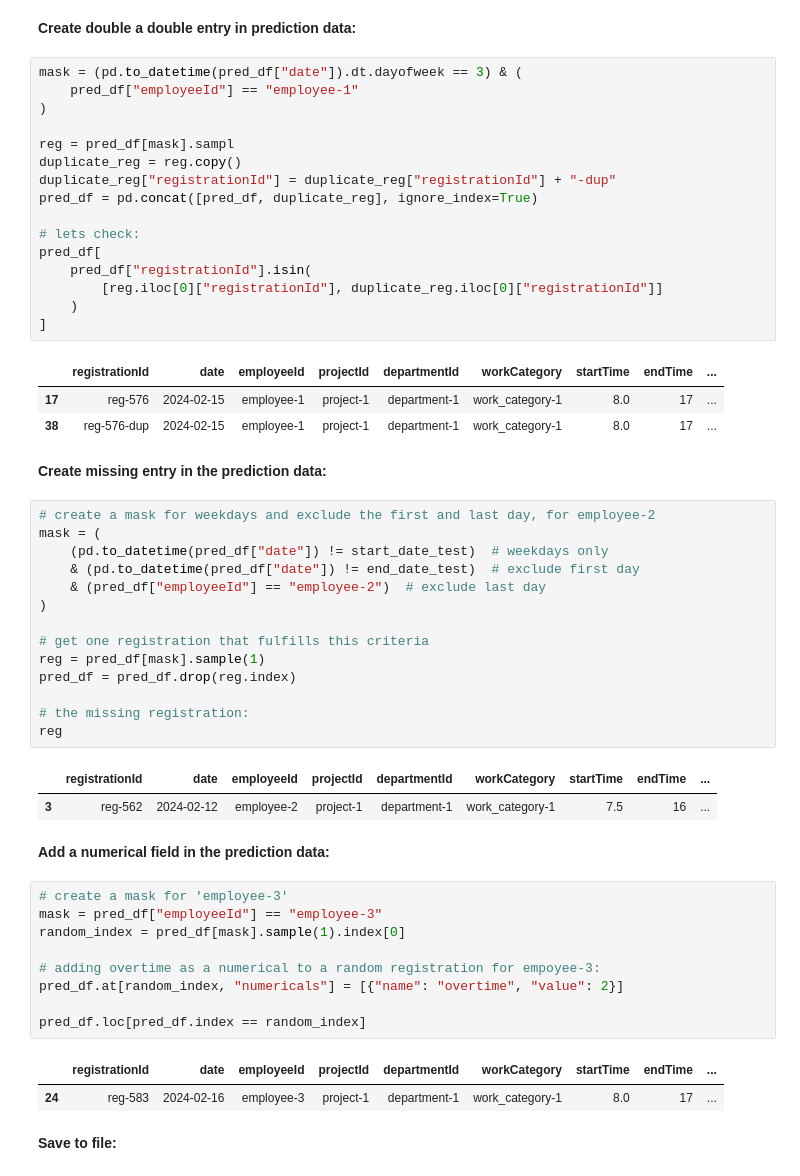
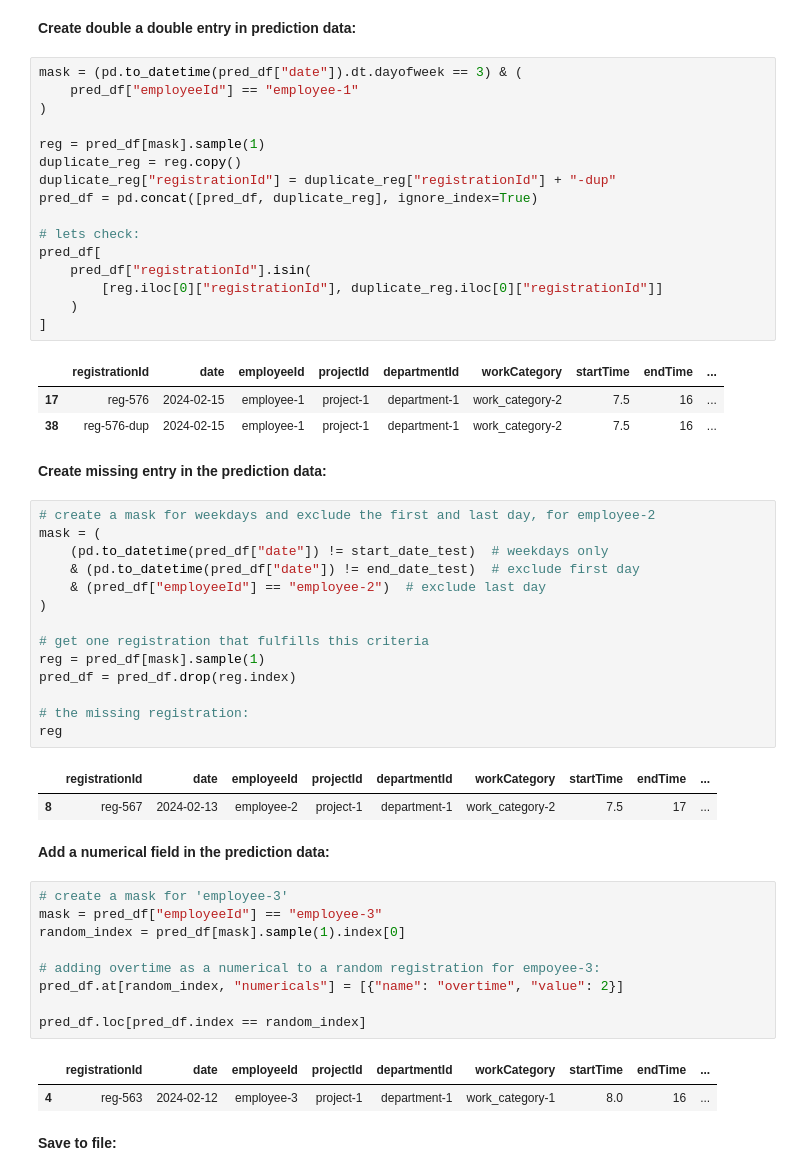
Before and after one commit to Optimization-Technologies/MLF-TD-Boilerplate, a Jupyter notebook: TD_Integration_Guide.ipynb, the cells around one changed output. Drawn from its saved outputs; the diff is of its cells as text.

```diff
--- a/TD_Integration_Guide.ipynb
+++ b/TD_Integration_Guide.ipynb
@@ -204,23 +199,23 @@ pred_df[weekend_mask].head(5)  # only mr.weekend is working on weekends
 # %%
 mask = (pd.to_datetime(pred_df["date"]).dt.dayofweek == 3) & (
     pred_df["employeeId"] == "employee-1"
 )
 
-reg = pred_df[mask].sampl
+reg = pred_df[mask].sample(1)
 duplicate_reg = reg.copy()
 duplicate_reg["registrationId"] = duplicate_reg["registrationId"] + "-dup"
 pred_df = pd.concat([pred_df, duplicate_reg], ignore_index=True)
 
 # lets check:
 pred_df[
     pred_df["registrationId"].isin(
         [reg.iloc[0]["registrationId"], duplicate_reg.iloc[0]["registrationId"]]
     )
 ]
 # %% [output]
 |  | registrationId | date | employeeId | projectId | departmentId | workCategory | startTime | endTime | ... |
-| 17 | reg-576 | 2024-02-15 | employee-1 | project-1 | department-1 | work_category-1 | 8.0 | 17 | ... |
-| 38 | reg-576-dup | 2024-02-15 | employee-1 | project-1 | department-1 | work_category-1 | 8.0 | 17 | ... |
+| 17 | reg-576 | 2024-02-15 | employee-1 | project-1 | department-1 | work_category-2 | 7.5 | 16 | ... |
+| 38 | reg-576-dup | 2024-02-15 | employee-1 | project-1 | department-1 | work_category-2 | 7.5 | 16 | ... |
 # %% [markdown]
 **Create missing entry in the prediction data:**
 # %%
@@ -239,7 +234,7 @@ pred_df = pred_df.drop(reg.index)
 reg
 # %% [output]
 |  | registrationId | date | employeeId | projectId | departmentId | workCategory | startTime | endTime | ... |
-| 3 | reg-562 | 2024-02-12 | employee-2 | project-1 | department-1 | work_category-1 | 7.5 | 16 | ... |
+| 8 | reg-567 | 2024-02-13 | employee-2 | project-1 | department-1 | work_category-2 | 7.5 | 17 | ... |
 # %% [markdown]
 **Add a numerical field in the prediction data:**
 # %%
@@ -253,7 +248,7 @@ pred_df.at[random_index, "numericals"] = [{"name": "overtime", "value": 2}]
 pred_df.loc[pred_df.index == random_index]
 # %% [output]
 |  | registrationId | date | employeeId | projectId | departmentId | workCategory | startTime | endTime | ... |
-| 24 | reg-583 | 2024-02-16 | employee-3 | project-1 | department-1 | work_category-1 | 8.0 | 17 | ... |
+| 4 | reg-563 | 2024-02-12 | employee-3 | project-1 | department-1 | work_category-1 | 8.0 | 16 | ... |
 # %% [markdown]
 **Save to file:**
 # %%
```
Also changed, not shown: parts of 10 cells of this notebook.
